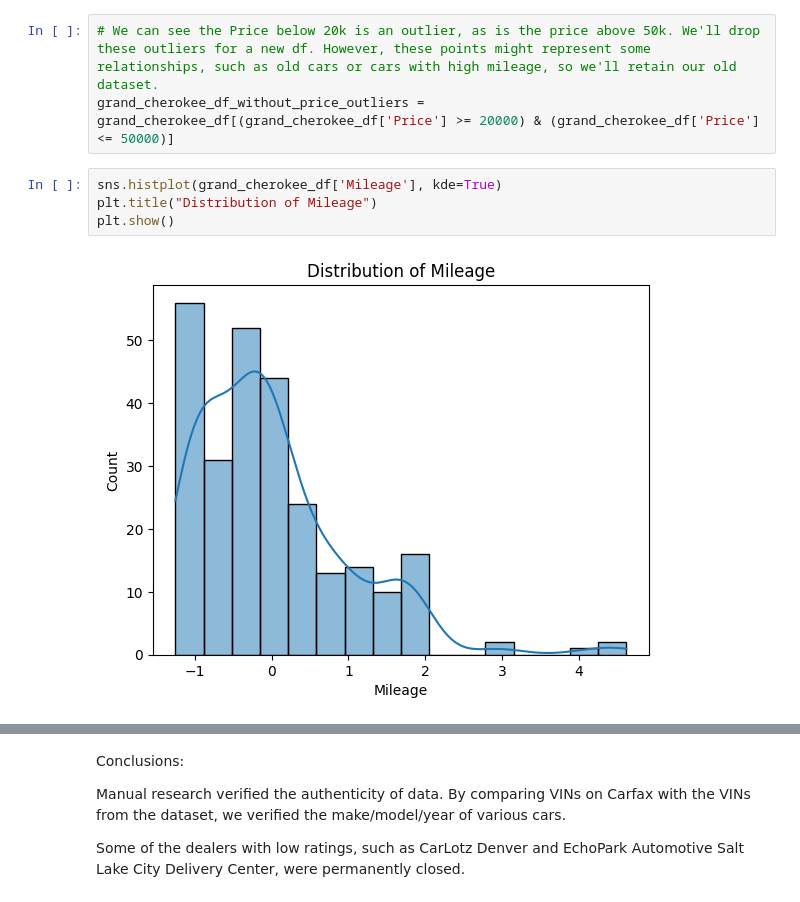
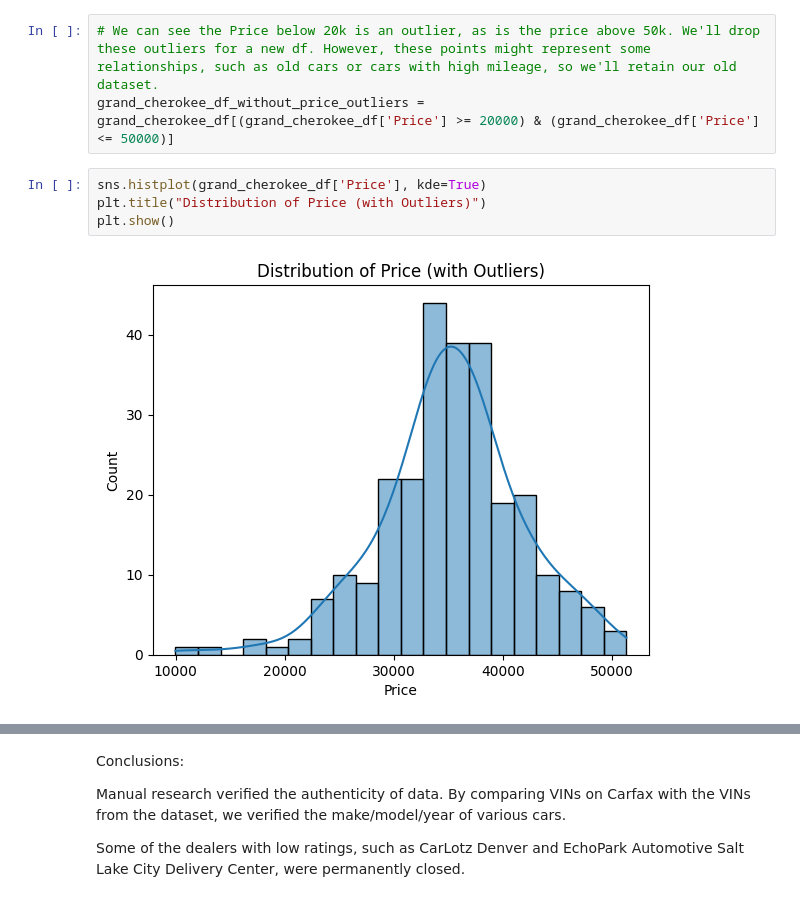
Before and after one commit to gabriel-joseph/data_science_portfolio, a Jupyter notebook: final_project/vance_final_project_eda.ipynb, the cells around one changed output, grey strips where cells are left out. Saved outputs shown, nothing was run; the diff lists cells and outputs as text.

```diff
--- a/final_project/vance_final_project_eda.ipynb
+++ b/final_project/vance_final_project_eda.ipynb
@@ -317,9 +324,9 @@ plt.show()
 # We can see the Price below 20k is an outlier, as is the price above 50k. We'll drop these outliers for a new df. However, these points might represent some relationships, such as old cars or cars with high mileage, so we'll retain our old dataset.
 grand_cherokee_df_without_price_outliers = grand_cherokee_df[(grand_cherokee_df['Price'] >= 20000) & (grand_cherokee_df['Price'] <= 50000)]
 # %%
-sns.histplot(grand_cherokee_df['Mileage'], kde=True)
-plt.title("Distribution of Mileage")
+sns.histplot(grand_cherokee_df['Price'], kde=True)
+plt.title("Distribution of Price (with Outliers)")
 plt.show()
 # %% [output]
-[figure, old version]
+[figure, new version]
 # %%
```
Also changed, not shown: parts of 18 cells of this notebook.
